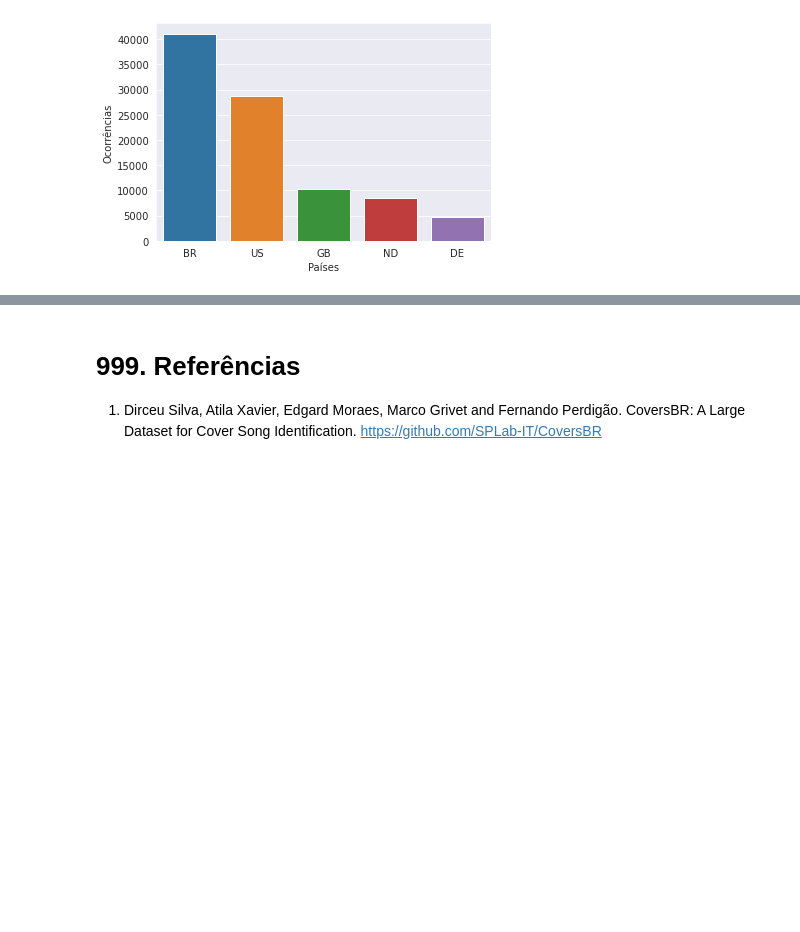
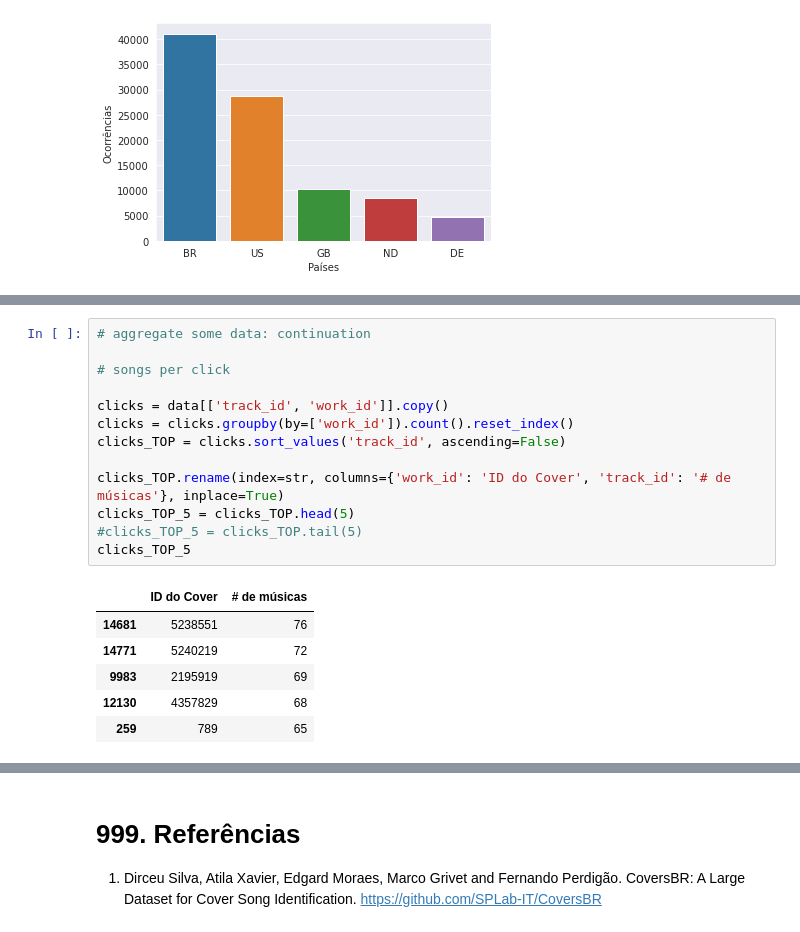
Before and after one commit to Andygrammer/CoverSongIdentification, a Jupyter notebook: CoverSongIdentification.ipynb, the cells around one changed output, grey strips where cells are left out. Cells and saved outputs as stored; diff of their text form; blank space fills up the shorter version.

```diff
--- a/CoverSongIdentification.ipynb
+++ b/CoverSongIdentification.ipynb
@@ -276,0 +389,20 @@ countries_TOP_5_plot = sns.barplot(x='Países', y='Ocorrências', data=countries
+# %%
+# aggregate some data: continuation
+
+# songs per click
+
+clicks = data[['track_id', 'work_id']].copy()
+clicks = clicks.groupby(by=['work_id']).count().reset_index()
+clicks_TOP = clicks.sort_values('track_id', ascending=False)
+
+clicks_TOP.rename(index=str, columns={'work_id': 'ID do Cover', 'track_id': '# de músicas'}, inplace=True)
+clicks_TOP_5 = clicks_TOP.head(5)
+#clicks_TOP_5 = clicks_TOP.tail(5)
+clicks_TOP_5
+# %% [output]
+|  | ID do Cover | # de músicas |
+| 14681 | 5238551 | 76 |
+| 14771 | 5240219 | 72 |
+| 9983 | 2195919 | 69 |
+| 12130 | 4357829 | 68 |
+| 259 | 789 | 65 |
```
Also changed, not shown: parts of 22 cells of this notebook.
